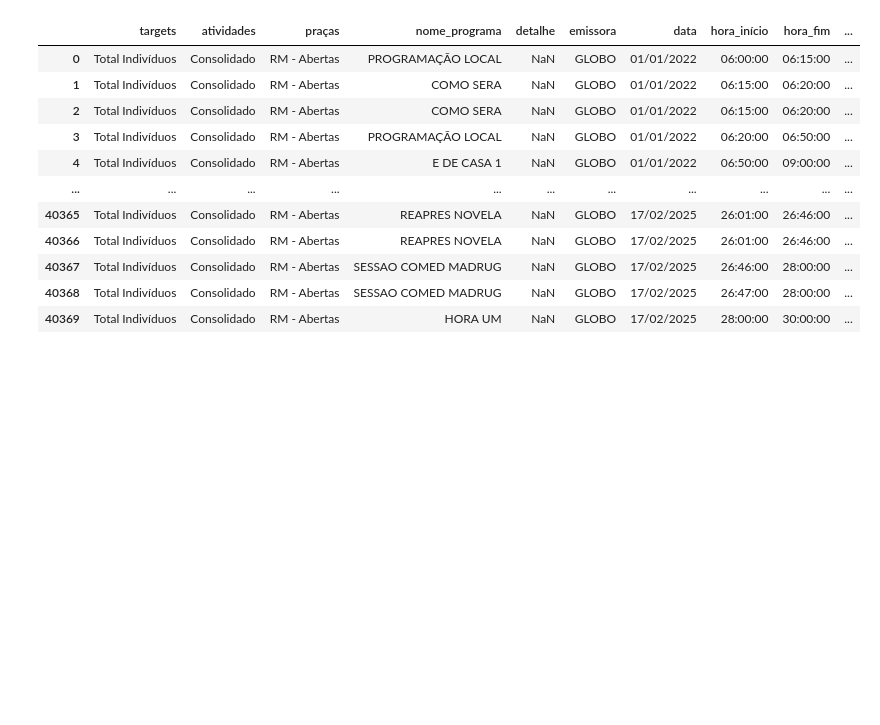
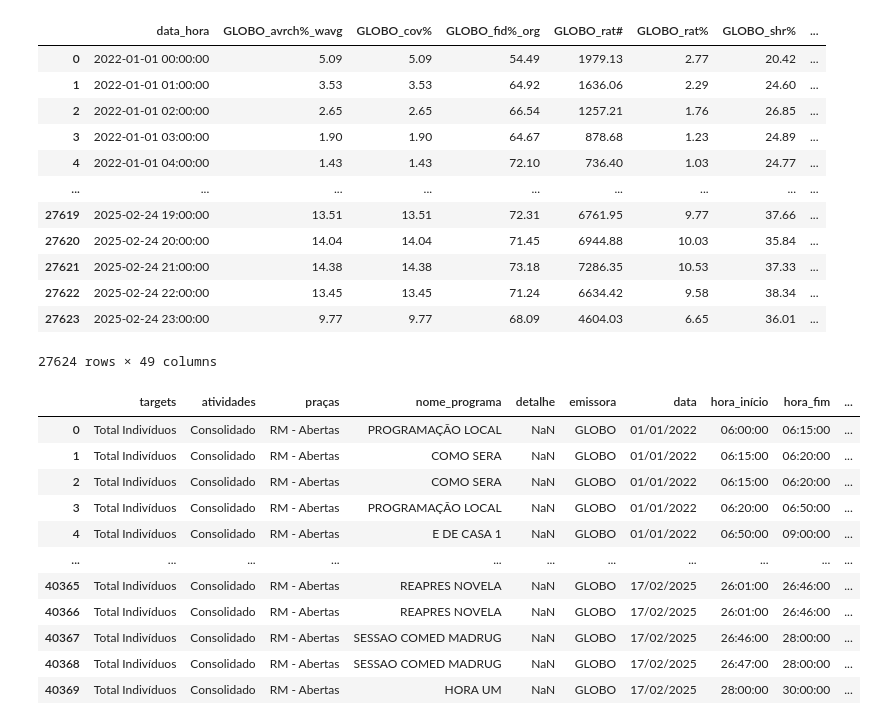
Before and after one commit to vitordiricio/globo-ML, a Jupyter notebook: rascunho.ipynb, the cells around one changed output. Drawn from its saved outputs; the diff is of its cells as text; code cells hidden in the pictures; blank space fills up the shorter version.

```diff
--- a/rascunho.ipynb
+++ b/rascunho.ipynb
@@ -49,3 +40,36 @@ tv_linear
+# %%
+# Transformação para formato wide
+df_melted = tv_linear.melt(
+    id_vars=["emissoras", "data_hora"],
+    var_name="metrica",
+    value_name="valor"
+)
+df_melted["nova_coluna"] = df_melted["emissoras"] + "_" + df_melted["metrica"]
+
+# Pivot e limpeza final
+df_final = df_melted.pivot(
+    index="data_hora",
+    columns="nova_coluna",
+    values="valor"
+).reset_index()
+df_final.columns.name = None
+df_final = df_final.fillna(0)
+# %%
+df_final
+# %% [output]
+|  | data_hora | GLOBO_avrch%_wavg | GLOBO_cov% | GLOBO_fid%_org | GLOBO_rat# | GLOBO_rat% | GLOBO_shr% | ... |
+| 0 | 2022-01-01 00:00:00 | 5.09 | 5.09 | 54.49 | 1979.13 | 2.77 | 20.42 | ... |
+| 1 | 2022-01-01 01:00:00 | 3.53 | 3.53 | 64.92 | 1636.06 | 2.29 | 24.60 | ... |
+| 2 | 2022-01-01 02:00:00 | 2.65 | 2.65 | 66.54 | 1257.21 | 1.76 | 26.85 | ... |
+| 3 | 2022-01-01 03:00:00 | 1.90 | 1.90 | 64.67 | 878.68 | 1.23 | 24.89 | ... |
+| 4 | 2022-01-01 04:00:00 | 1.43 | 1.43 | 72.10 | 736.40 | 1.03 | 24.77 | ... |
+| ... | ... | ... | ... | ... | ... | ... | ... | ... |
+| 27619 | 2025-02-24 19:00:00 | 13.51 | 13.51 | 72.31 | 6761.95 | 9.77 | 37.66 | ... |
+| 27620 | 2025-02-24 20:00:00 | 14.04 | 14.04 | 71.45 | 6944.88 | 10.03 | 35.84 | ... |
+| 27621 | 2025-02-24 21:00:00 | 14.38 | 14.38 | 73.18 | 7286.35 | 10.53 | 37.33 | ... |
+| 27622 | 2025-02-24 22:00:00 | 13.45 | 13.45 | 71.24 | 6634.42 | 9.58 | 38.34 | ... |
+| 27623 | 2025-02-24 23:00:00 | 9.77 | 9.77 | 68.09 | 4604.03 | 6.65 | 36.01 | ... |
+27624 rows × 49 columns
 # %%
 # TRATANDO A COLUNA DE DURAÇÃO DO PROGRAMA
 tv_linear['duração_prg'] = tv_linear['duração_prg'].str.split(':').str[0].astype(int)
```
Also changed, not shown: parts of 7 cells of this notebook, 4 other files.
